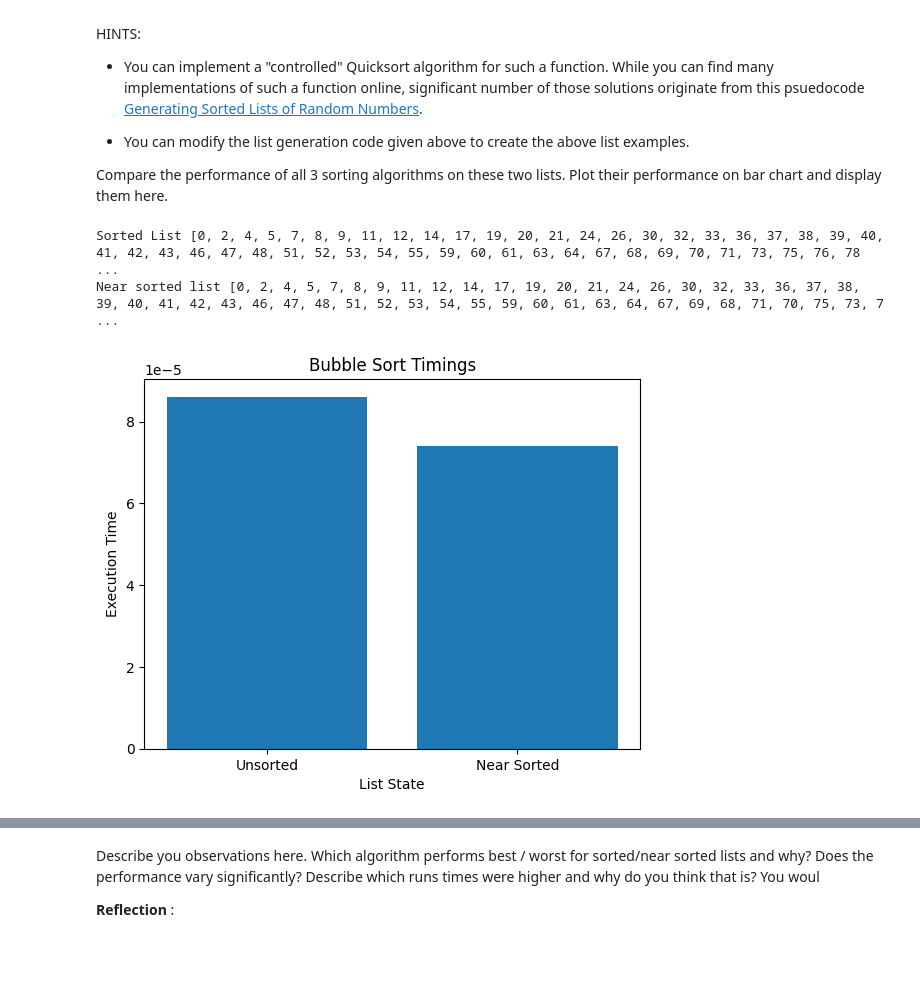
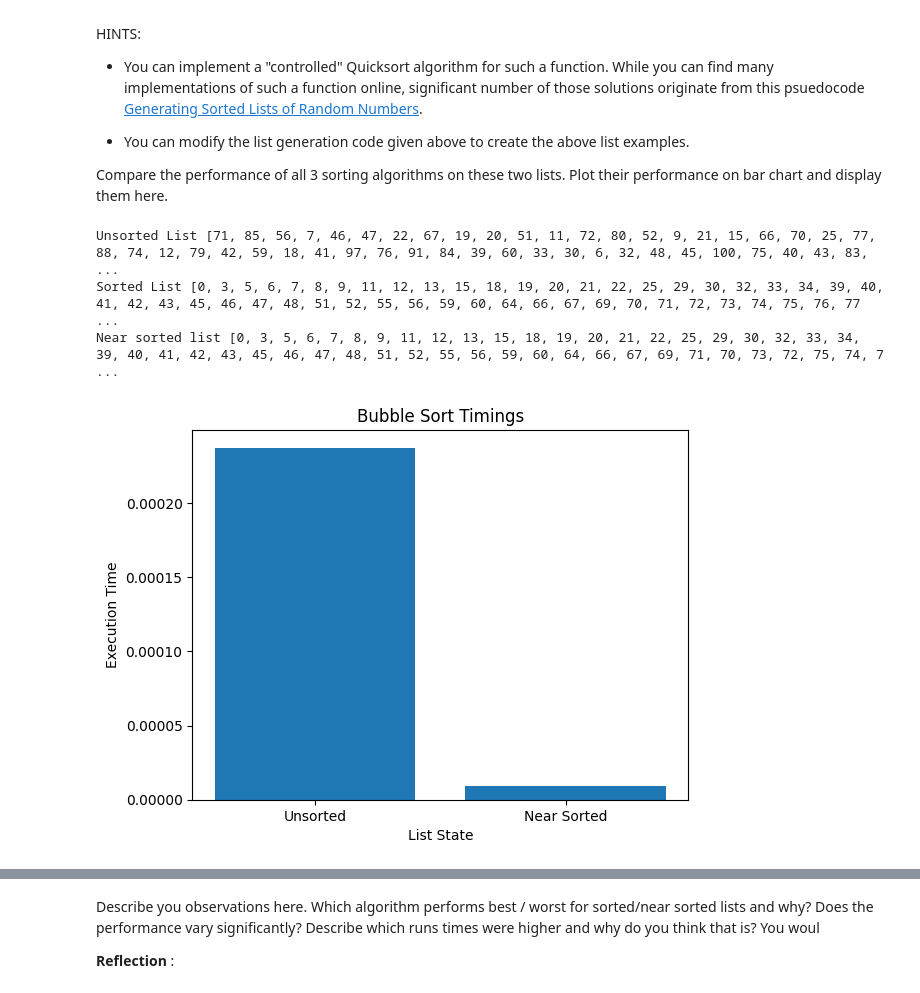
Before and after one commit to scythemenace/CS2XC3_algorithms_research, a Jupyter notebook: Lab 2/Lab_II.ipynb, the cells around one changed output, grey strips where cells are left out. Drawn from its saved outputs; the diff is of its cells as text; code cells hidden in the pictures; blank space fills up the shorter version.

```diff
--- a/Lab 2/Lab_II.ipynb
+++ b/Lab 2/Lab_II.ipynb
@@ -276,48 +303,63 @@ def generate_near_sorted(near_sorted_list):
+# %%
+num_of_times_to_run_algo = 100
+
+
+unsorted_list = remove_duplicates(create_custom_list(100, 100))
+sorted_list = sorted(unsorted_list)
+near_sorted_list = sorted_list.copy()
+print("Unsorted List", unsorted_list)
+"""print("Is unsorted list sorted:", sorted(unsorted_list) == unsorted_list)
+print("Is sorted list sorted:", sorted(sorted_list) == sorted_list)"""
+print("Sorted List", sorted_list)
+"""print("Sorted_list_length", sorted_list_length)"""
+"""print(swapped)"""
+
+near_sorted_list = generate_near_sorted(near_sorted_list)
+
+"""print("Is sorted list still sorted:", sorted(sorted_list) == sorted_list)"""
+print("Near sorted list", near_sorted_list)
+# %% [output]
+Unsorted List [71, 85, 56, 7, 46, 47, 22, 67, 19, 20, 51, 11, 72, 80, 52, 9, 21, 15, 66, 70, 25, 77, 88, 74, 12, 79, 42, 59, 18, 41, 97, 76, 91, 84, 39, 60, 33, 30, 6, 32, 48, 45, 100, 75, 40, 43, 83, ...
+Sorted List [0, 3, 5, 6, 7, 8, 9, 11, 12, 13, 15, 18, 19, 20, 21, 22, 25, 29, 30, 32, 33, 34, 39, 40, 41, 42, 43, 45, 46, 47, 48, 51, 52, 55, 56, 59, 60, 64, 66, 67, 69, 70, 71, 72, 73, 74, 75, 76, 77 ...
+Near sorted list [0, 3, 5, 6, 7, 8, 9, 11, 12, 13, 15, 18, 19, 20, 21, 22, 25, 29, 30, 32, 33, 34, 39, 40, 41, 42, 43, 45, 46, 47, 48, 51, 52, 55, 56, 59, 60, 64, 66, 67, 69, 71, 70, 73, 72, 75, 74, 7 ...
 # %%
 ### Bubble sort experiment code goes here
 timings_bubble_sort = []
+#Experiment 1
+time_exp1 = 0
+count_exp1 = 0
+for _ in range(num_of_times_to_run_algo):
+    start_time = time.time()
+    bubble_sort = BubbleSort(unsorted_list)
+    bubble_sort.sort()
+    end_time = time.time()
+    execution_time = end_time - start_time
+    time_exp1 += execution_time
+    count_exp1 += 1
 
-unsorted_list = set(create_custom_list(100, 100))
-sorted_list = set(sorted(unsorted_list))
-unsorted_list = list(unsorted_list)
-sorted_list = list(sorted_list)
-near_sorted_list = sorted_list.copy()
-"""print("Is unsorted list sorted:", sorted(unsorted_list) == unsorted_list)
-print("Is sorted list sorted:", sorted(sorted_list) == sorted_list)"""
-print("Sorted List", sorted_list)
-"""print("Sorted_list_length", sorted_list_length)"""
-"""print(swapped)"""
-
-near_sorted_list = generate_near_sorted(near_sorted_list)
-
-"""print("Is sorted list still sorted:", sorted(sorted_list) == sorted_list)"""
-print("Near sorted list", near_sorted_list)
-#Experiment 1
-start_time = time.time()
-bubble_sort = BubbleSort(unsorted_list)
-bubble_sort.sort()
-end_time = time.time()
-execution_time = end_time - start_time
-timings_bubble_sort.append(execution_time)
+timings_bubble_sort.append(time_exp1/count_exp1)
 
 #Experiment 2
-start_time1 = time.time()
-bubble_sort = BubbleSort(near_sorted_list)
-bubble_sort.sort()
-end_time1 = time.time()
-execution_time1 = end_time1 - start_time1
-timings_bubble_sort.append(execution_time1)
+time_exp2 = 0
+count_exp2 = 0
+for _ in range(num_of_times_to_run_algo):
+    start_time1 = time.time()
+    bubble_sort = BubbleSort(near_sorted_list)
+    bubble_sort.sort()
+    end_time1 = time.time()
+    execution_time1 = end_time1 - start_time1
+    time_exp2 += execution_time1
+    count_exp2 += 1
 
+timings_bubble_sort.append(time_exp2/count_exp2)
 
 plt.bar(['Unsorted', 'Near Sorted'], timings_bubble_sort)
 plt.xlabel('List State')
 plt.ylabel('Execution Time')
 plt.title('Bubble Sort Timings')
 plt.show()
 # %% [output]
-Sorted List [0, 2, 4, 5, 7, 8, 9, 11, 12, 14, 17, 19, 20, 21, 24, 26, 30, 32, 33, 36, 37, 38, 39, 40, 41, 42, 43, 46, 47, 48, 51, 52, 53, 54, 55, 59, 60, 61, 63, 64, 67, 68, 69, 70, 71, 73, 75, 76, 78 ...
-Near sorted list [0, 2, 4, 5, 7, 8, 9, 11, 12, 14, 17, 19, 20, 21, 24, 26, 30, 32, 33, 36, 37, 38, 39, 40, 41, 42, 43, 46, 47, 48, 51, 52, 53, 54, 55, 59, 60, 61, 63, 64, 67, 69, 68, 71, 70, 75, 73, 7 ...
-[figure, old version]
+[figure, new version]
 # %%
 ### Selection sort experiment code goes here
 timings_selection_sort = []
```
Also changed, not shown: parts of 19 cells of this notebook.
